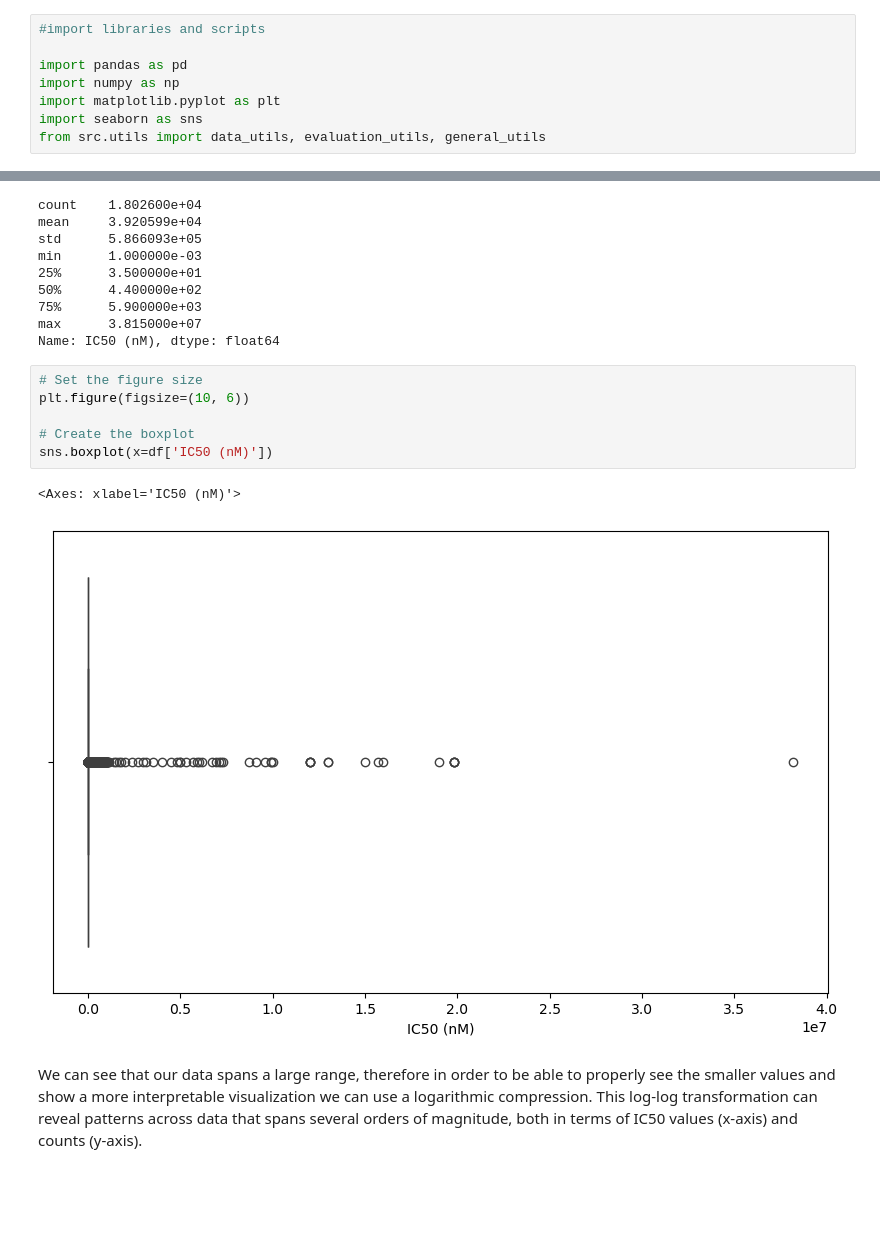
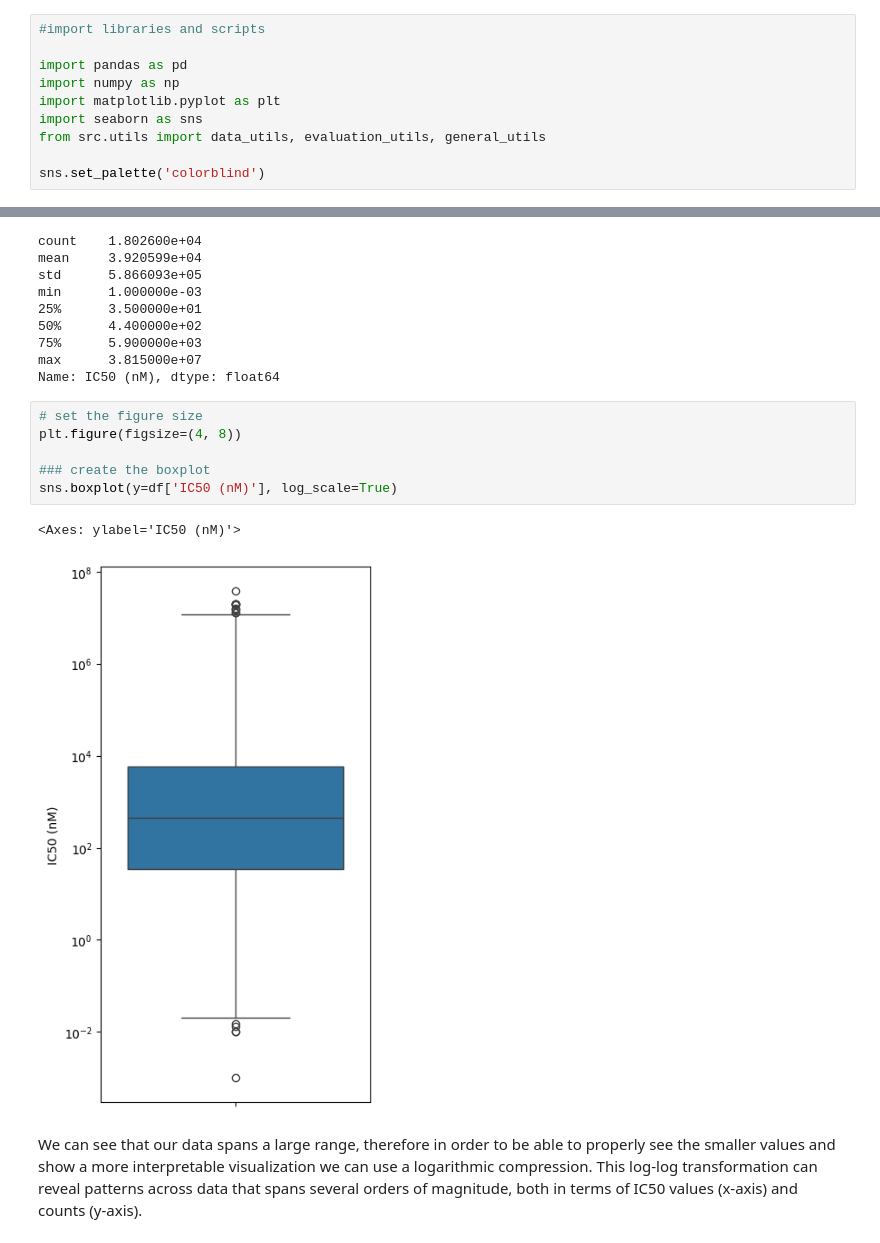
Before and after one commit to epfl-ada/ada-2024-project-adattatori, a Jupyter notebook: results.ipynb, the cells around one changed output, grey strips where cells are left out. Drawn from its saved outputs; the diff is of its cells as text; blank space fills up the shorter version.

```diff
--- a/results.ipynb
+++ b/results.ipynb
@@ -10,3 +10,5 @@ import numpy as np
 import matplotlib.pyplot as plt
 import seaborn as sns
 from src.utils import data_utils, evaluation_utils, general_utils
+
+sns.set_palette('colorblind')
@@ -45,14 +76,14 @@ min      1.000000e-03
 max      3.815000e+07
 Name: IC50 (nM), dtype: float64
 # %%
-# Set the figure size
-plt.figure(figsize=(10, 6))
+# set the figure size
+plt.figure(figsize=(4, 8))
 
-# Create the boxplot
-sns.boxplot(x=df['IC50 (nM)'])
+### create the boxplot
+sns.boxplot(y=df['IC50 (nM)'], log_scale=True)
 # %% [output]
-<Axes: xlabel='IC50 (nM)'>
+<Axes: ylabel='IC50 (nM)'>
-[figure, old version]
+[figure, new version]
 # %% [markdown]
 We can see that our data spans a large range, therefore in order to be able to properly see the smaller values and show a more interpretable visualization we can use a logarithmic compression. This log-log transformation can reveal patterns across data that spans several orders of magnitude, both in terms of IC50 values (x-axis) and counts (y-axis).
 # %%
```
Also changed, not shown: parts of 9 cells of this notebook, 1 other file.
